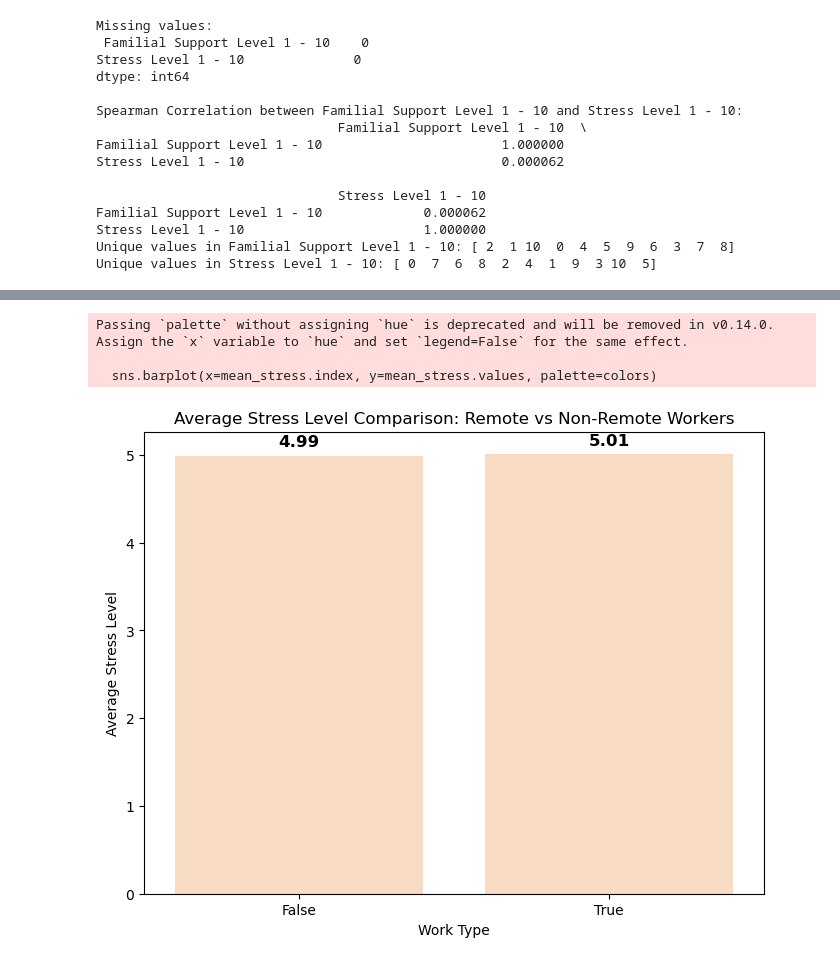
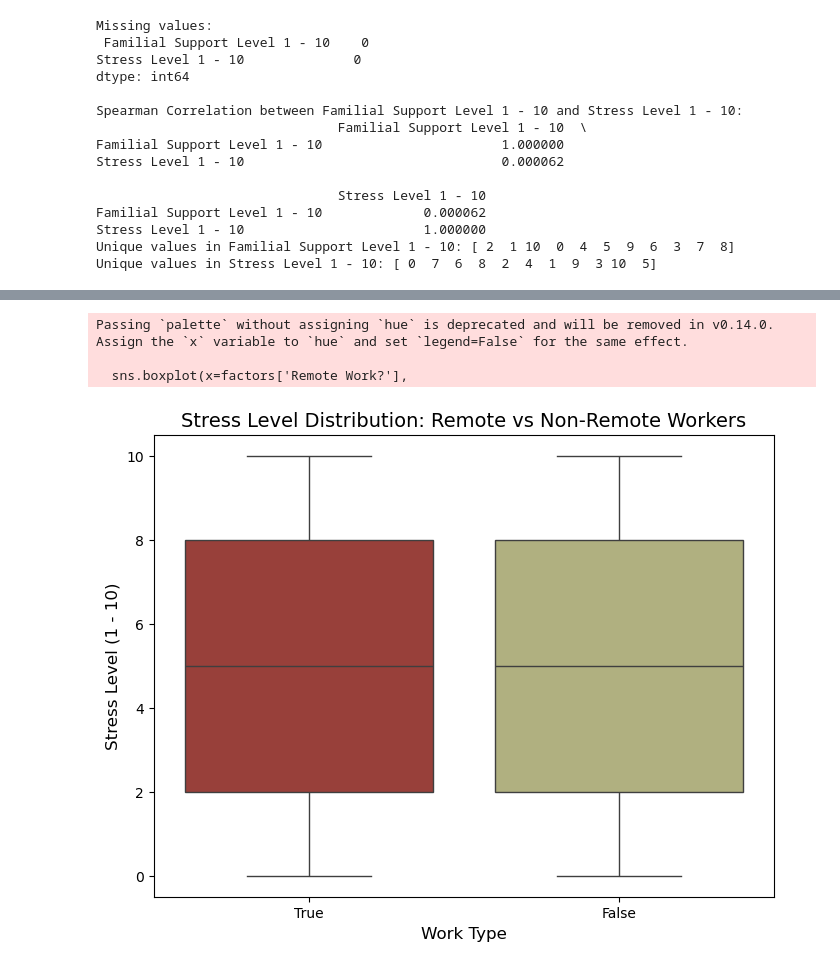
Before and after one commit to eliu14/project_1, a Jupyter notebook: sarah-code.ipynb, the cells around one changed output, grey strips where cells are left out. Drawn from its saved outputs; the diff is of its cells as text; code cells hidden in the pictures.

```diff
--- a/sarah-code.ipynb
+++ b/sarah-code.ipynb
@@ -185,43 +182,26 @@ Passing `palette` without assigning `hue` is deprecated and will be removed in v
 
   sns.barplot(x=mean_stress.index, y=mean_stress.values, palette=colors)
 [figure]
-# %%
-import matplotlib.pyplot as plt
-import seaborn as sns
-
-# Ensure 'Remote Work?' is categorical
-factors['Remote Work?'] = factors['Remote Work?'].astype(str)
-
-# Calculate the average stress level for remote and non-remote workers
-mean_stress = factors.groupby('Remote Work?')['Stress Level 1 - 10'].mean()
-
-# Define a color function based on stress level
-def get_color(value):
-    if value <= 4:  # Low stress
-        return "#B8B878"  # Green
-    elif value <= 7:  # Medium stress
-        return "#FFDBBB"  # Orange
-    else:  # High stress
-        return "#A8332A"  # Dark Red
-
-# Apply color mapping
-colors = [get_color(val) for val in mean_stress]
-
-# Bar Plot for average stress levels with conditional colors
-plt.figure(figsize=(8, 6))
-sns.barplot(x=mean_stress.index, y=mean_stress.values, palette=colors)
-
-plt.title('Average Stress Level Comparison: Remote vs Non-Remote Workers')
-plt.xlabel('Work Type')
-plt.ylabel('Average Stress Level')
-
-# Show values on bars
-for i, val in enumerate(mean_stress.values):
-    plt.text(i, val + 0.1, f"{val:.2f}", ha='center', fontsize=12, fontweight='bold')
-
-plt.show()
-# %% [output]
-Passing `palette` without assigning `hue` is deprecated and will be removed in v0.14.0. Assign the `x` variable to `hue` and set `legend=False` for the same effect.
-
-  sns.barplot(x=mean_stress.index, y=mean_stress.values, palette=colors)
-[figure, removed]
+# %%
+import matplotlib.pyplot as plt
+import seaborn as sns
+
+# Define colors based on the stress level range
+palette = {"True": "#A8332A", "False": "#B8B878"}  # Dark Red for Remote, Green for Non-Remote
+
+# Create the box plot
+plt.figure(figsize=(8, 6))
+sns.boxplot(x=factors['Remote Work?'],
+            y=factors['Stress Level 1 - 10'],
+            palette=[palette[str(val)] for val in factors['Remote Work?'].unique()])
+
+plt.title("Stress Level Distribution: Remote vs Non-Remote Workers", fontsize=14)
+plt.xlabel("Work Type", fontsize=12)
+plt.ylabel("Stress Level (1 - 10)", fontsize=12)
+
+plt.show()
+# %% [output]
+Passing `palette` without assigning `hue` is deprecated and will be removed in v0.14.0. Assign the `x` variable to `hue` and set `legend=False` for the same effect.
+
+  sns.boxplot(x=factors['Remote Work?'],
+[figure, added]
```
Also changed, not shown: parts of 4 cells of this notebook.
